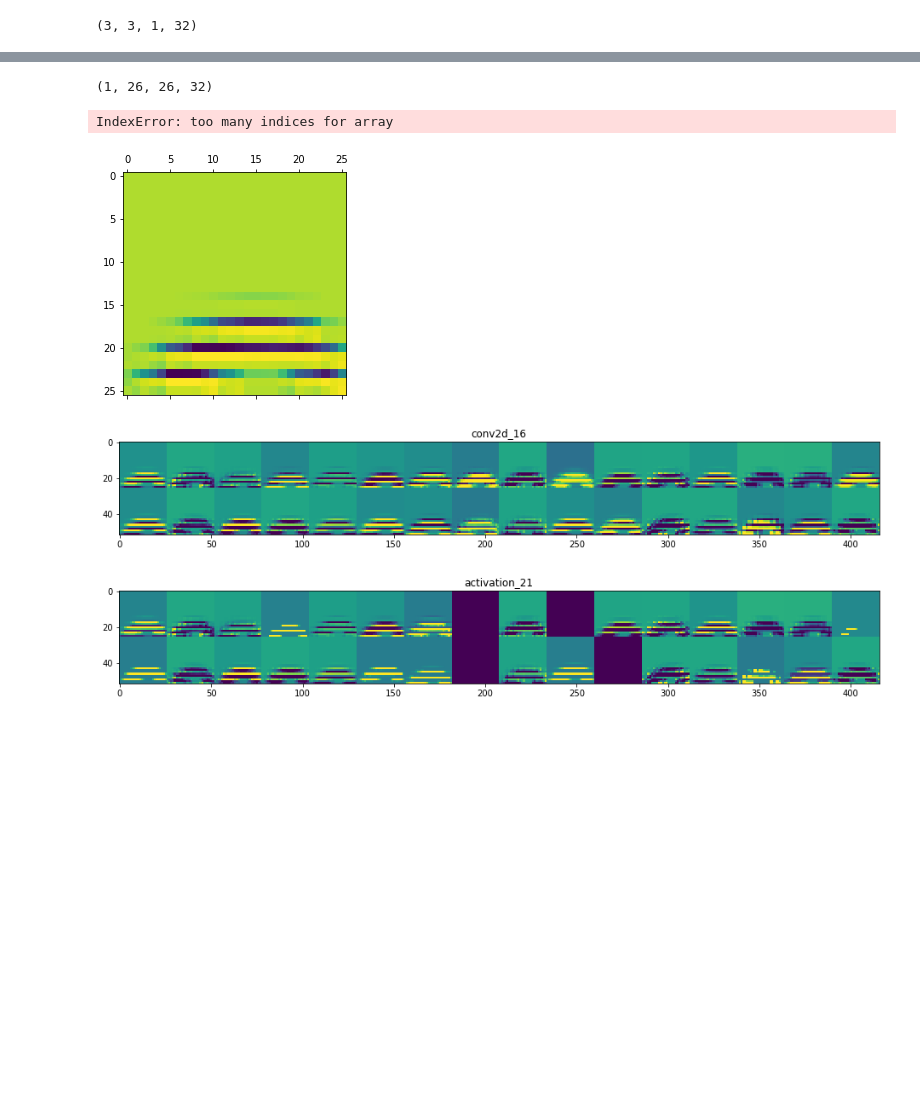
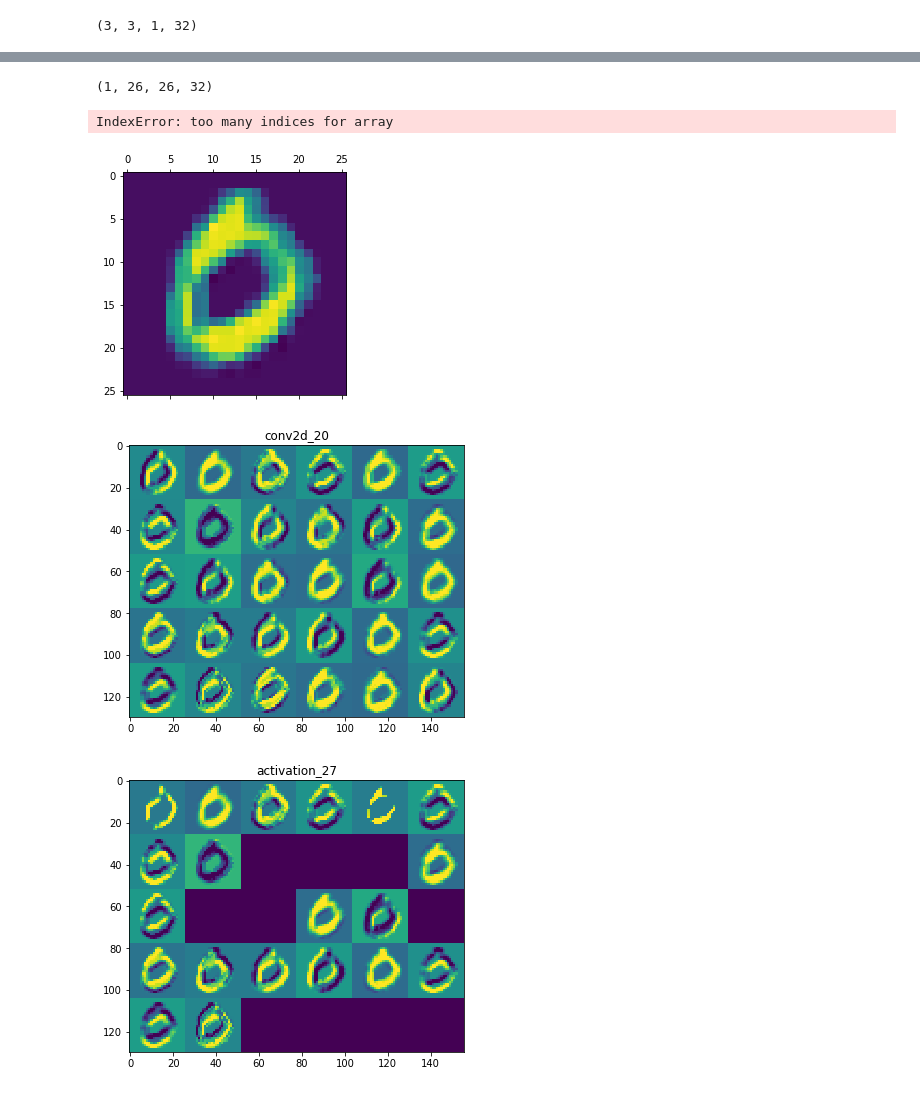
Before and after one commit to wukaikailive/-Study-Neural-Network, a Jupyter notebook: 2019-03-10/CNN.ipynb, the cells around one changed output, grey strips where cells are left out. Drawn from its saved outputs; the diff is of its cells as text; code cells hidden in the pictures; blank space fills up the shorter version.

Commit message:
predict myself number image

```diff
--- a/2019-03-10/CNN.ipynb
+++ b/2019-03-10/CNN.ipynb
@@ -10,7 +10,7 @@ from keras import backend as K
 # %%
 batch_size = 128
 nb_classes = 10
-nb_epoch = 1
+nb_epoch = 5
 
 # 输入图像的维度，此处是mnist图像，因此是28*28
 img_rows, img_cols = 28, 28
@@ -87,7 +87,7 @@ model.add(Dropout(0.25))
 model.add(Flatten())
 
 # 包含128个神经元的全连接层，激活函数为ReLu，dropout比例为0.5
-model.add(Dense(128))
+model.add(Dense(256))
 model.add(Activation('relu'))
 model.add(Dropout(0.5))
 
@@ -164,16 +167,20 @@ from keras.preprocessing import image
 layer_outputs = [layer.output for layer in model.layers[:12]] # Extracts the outputs of the top 12 layers
 activation_model = models.Model(inputs=model.input, outputs=layer_outputs) # Creates a model that will return these outputs, given the model input
 # %%
-img_path = '../2019-02-21/my_own_images/9.png'
-img = image.load_img(img_path, target_size=(28, 28))
-img_tensor = image.img_to_array(img)
+# img_path = '../2019-02-21/my_own_images/9.png'
+# img = image.load_img(img_path, target_size=(28, 28),color_mode="grayscale")
+img = x_test[3].reshape(28,28)
+plt.imshow(img)
+# img_tensor = image.img_to_array(img)
+img_tensor = img
+img_tensor = img_tensor[:,:,np.newaxis]
 img_tensor = np.expand_dims(img_tensor, axis=0)
+# img_tensor = img_tensor[:,:,:,np.newaxis]
 img_tensor /= 255.
-plt.imshow(img_tensor[0])
-plt.show()
 print(img_tensor.shape)
+# plt.imshow(img_tensor)
+# plt.show()
 
-c = img_tensor.copy()
-c.resize((1,28,28,1))
-activations = activation_model.predict(c) # Returns a list of five Numpy arrays: one array per layer activation
+activations = activation_model.predict(img_tensor) # Returns a list of five Numpy arrays: one array per layer activation
+print(activations[1].shape)
 # %% [output]
@@ -185,37 +193,37 @@ print(first_layer_activation.shape)
 plt.matshow(first_layer_activation[0, :, :, 4], cmap='viridis')
 
 layer_names = []
 for layer in model.layers[:12]:
     layer_names.append(layer.name) # Names of the layers, so you can have them as part of your plot
 
-images_per_row = 16
+images_per_row = 6
 
 for layer_name, layer_activation in zip(layer_names, activations): # Displays the feature maps
     n_features = layer_activation.shape[-1] # Number of features in the feature map
     size = layer_activation.shape[1] #The feature map has shape (1, size, size, n_features).
     n_cols = n_features // images_per_row # Tiles the activation channels in this matrix
     display_grid = np.zeros((size * n_cols, images_per_row * size))
     for col in range(n_cols): # Tiles each filter into a big horizontal grid
         for row in range(images_per_row):
-            channel_image = layer_activation[0,
-                                             :, :,
-                                             col * images_per_row + row]
+            a = layer_activation[0,:, :, col * images_per_row + row]
+#             plt.imshow(layer_activation[0,:, :, col * images_per_row + row])
+            channel_image = a
             channel_image -= channel_image.mean() # Post-processes the feature to make it visually palatable
             channel_image /= channel_image.std()
             channel_image *= 64
             channel_image += 128
             channel_image = np.clip(channel_image, 0, 255).astype('uint8')
             display_grid[col * size : (col + 1) * size, # Displays the grid
                          row * size : (row + 1) * size] = channel_image
     scale = 1. / size
     plt.figure(figsize=(scale * display_grid.shape[1],
                         scale * display_grid.shape[0]))
     plt.title(layer_name)
     plt.grid(False)
     plt.imshow(display_grid, aspect='auto', cmap='viridis')
 # %% [output]
 (1, 26, 26, 32)
 IndexError: too many indices for array
-[figure, old version]
+[figure, new version]
-[figure, old version]
+[figure, new version]
-[figure, old version]
+[figure, new version]
```
Also changed, not shown: parts of 9 cells of this notebook, 1 other file.
